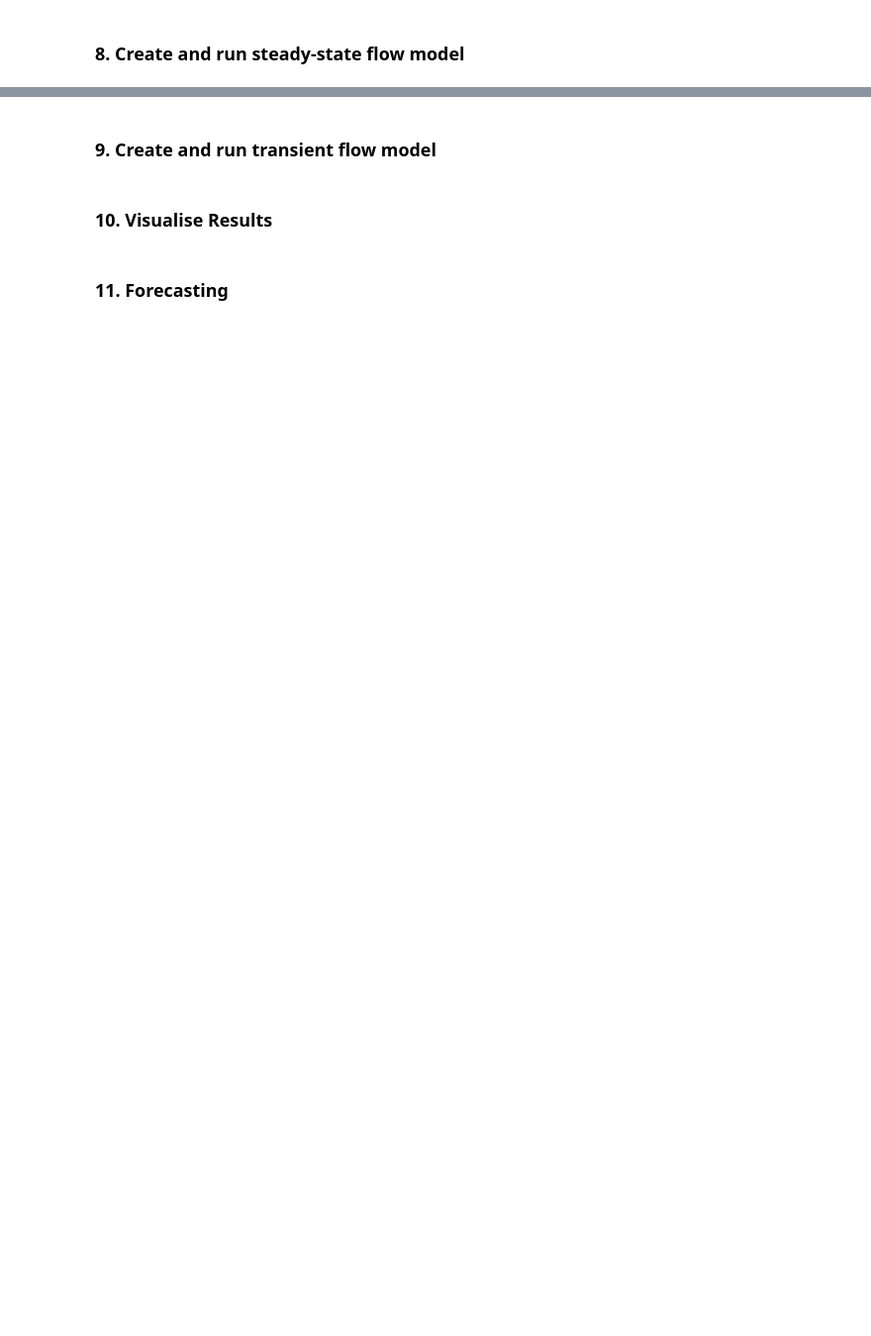
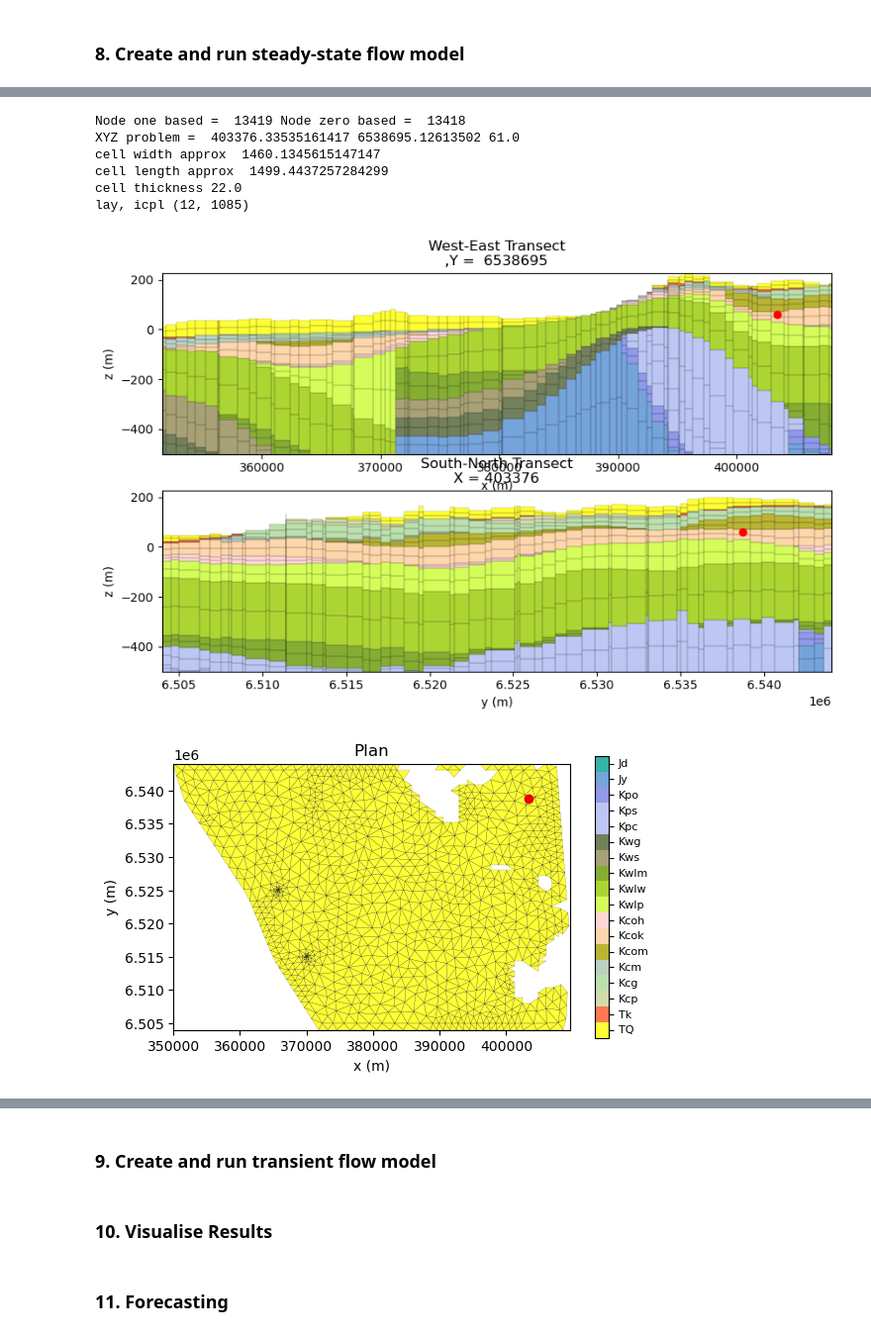
Before and after one commit to malvina-chmielarski/Otorowiri, a Jupyter notebook: scripts/main_script.ipynb, the cells around one changed output, grey strips where cells are left out. Shown at 99% size. Cells and saved outputs as stored; diff of their text form; code cells hidden in the pictures; blank space fills up the shorter version.

```diff
--- a/scripts/main_script.ipynb
+++ b/scripts/main_script.ipynb
@@ -391,12 +405,11 @@ pickleoff.close()
 # Set up Geomodel (lithological block model of cells)
 scenario = 's1'
 vertgrid = 'con'    # {voxel: nlay, z0, z1} {con:   nls, res} {con2:  nls, res, max_thick}
-z0, z1 = -500, structuralmodel.max_RL + 10    #-1500, 400
+z0, z1 = -500, 400 #structuralmodel.max_RL + 10    #-1500, 400
 
 from loopflopy.geomodel import Geomodel
-geomodel = Geomodel(scenario, vertgrid, z0, z1, nls = 2, res = 5)
+geomodel = Geomodel(scenario, vertgrid, z0, z1, nls = 2, res = 4)
 
 geomodel.create_lith_dis_arrays(mesh, structuralmodel)
 geomodel.vgrid = flopy.discretization.VertexGrid(vertices=mesh.vertices, cell2d=mesh.cell2d, ncpl = mesh.ncpl, top = geomodel.top_geo, botm = geomodel.botm)
 geomodel.get_surface_lith()
-structuralmodel.max_RL
@@ -414,0 +434,10 @@ geomodel.geomodel_transect_lith(structuralmodel, spatial, y0=y0, y1=y1, z0 = -20
+# %%
+# FILL CELL PROPERTIES
+props = pd.read_excel(structuralmodel.geodata_fname, sheet_name = structuralmodel.strat_sheetname)
+props = props.drop(index=[0]).reset_index()#inplace=True) # drop first row as it is ground
+geomodel.hk_perlay = props.hk.tolist()
+geomodel.vk_perlay = props.vk.tolist()
+geomodel.ss_perlay = props.ss.tolist()
+geomodel.sy_perlay = props.sy.tolist()
+geomodel.fill_cell_properties(mesh)
+props
@@ -415,15 +466,5 @@ geomodel.geomodel_transect_lith(structuralmodel, spatial, y0=y0, y1=y1, z0 = -20
 # %%
-# FILL CELL PROPERTIES
-props = pd.read_excel(structuralmodel.geodata_fname, sheet_name = structuralmodel.strat_sheetname)
-geomodel.hk_perlay = props.hk.tolist()
-geomodel.vk_perlay = props.vk.tolist()
-geomodel.ss_perlay = props.ss.tolist()
-geomodel.sy_perlay = props.sy.tolist()
-geomodel.fill_cell_properties(mesh)
-geomodel.model_layers = []
-for i in range(geomodel.nlg):
-    geomodel.model_layers.append((i * 2, i * 2 + 1))
-
-geomodel.model_layers
+#geomodel.model_layers
+#geomodel.hk_perlay
 # %% [markdown]
 ### 6. Prepare Data for Flowmodel
@@ -466,2 +575,13 @@ utils.plot_node(node, geomodel, spatial, sim, scenario)
+# %%
+utils.plot_node(13418, geomodel, structuralmodel, spatial, sim, scenario)
+# %% [output]
+Node one based =  13419 Node zero based =  13418
+XYZ problem =  403376.33535161417 6538695.12613502 61.0
+cell width approx  1460.1345615147147
+cell length approx  1499.4437257284299
+cell thickness 22.0
+lay, icpl (12, 1085)
+[figure, added]
+[figure, added]
 # %%
 watertable = fm.get_watertable(geomodel, fm.head)
```
Also changed, not shown: parts of 27 cells of this notebook, 2 other files.
